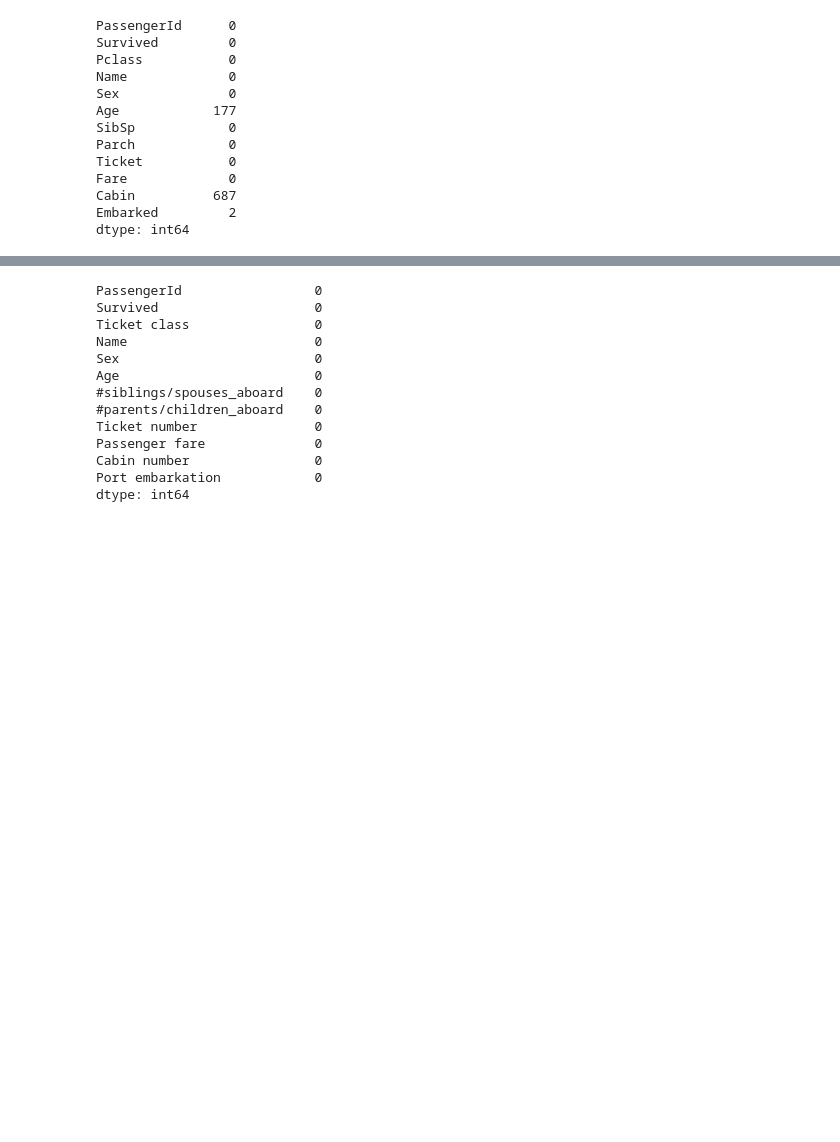
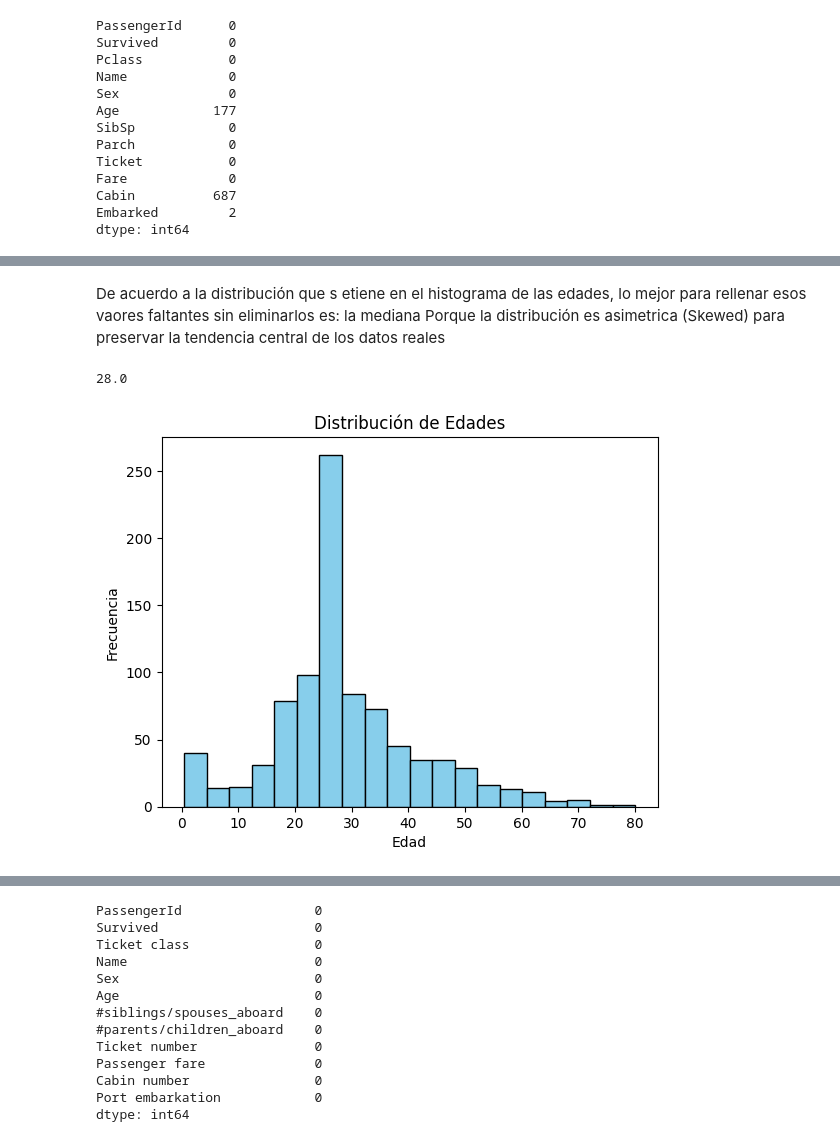
Before and after one commit to SaraMR9/Maestria---Fundamentos-en-ciencia-de-datos, a Jupyter notebook: titanic.ipynb, the cells around one changed output, grey strips where cells are left out. Cells and saved outputs as stored; diff of their text form; code cells hidden in the pictures; blank space fills up the shorter version.

```diff
--- a/titanic.ipynb
+++ b/titanic.ipynb
@@ -87,0 +141,24 @@ Index(['PassengerId', 'Survived', 'Ticket class', 'Name', 'Sex', 'Age',
+# %% [markdown]
+De acuerdo a la distribución que s etiene en el histograma de las edades, lo mejor para rellenar esos vaores faltantes sin eliminarlos es: la mediana
+Porque la distribución es asimetrica (Skewed) para preservar la tendencia central de los datos reales
+# %%
+
+titanic = titanic_dataset.copy()
+
+print(titanic['Age'].median())
+# %% [output]
+28.0
+# %%
+# replace the NAN in the Age column by the median of the column Age
+titanic["Age"] = titanic["Age"].fillna(titanic["Age"].median())
+
+titanic['Age'].hist(bins=20, grid=False, edgecolor='black', color='skyblue')
+
+# Añadir títulos y etiquetas para mayor claridad
+plt.title('Distribución de Edades')
+plt.xlabel('Edad')
+plt.ylabel('Frecuencia')
+
+plt.show()
+# %% [output]
+[figure, added]
```
Also changed, not shown: parts of 15 cells of this notebook.
